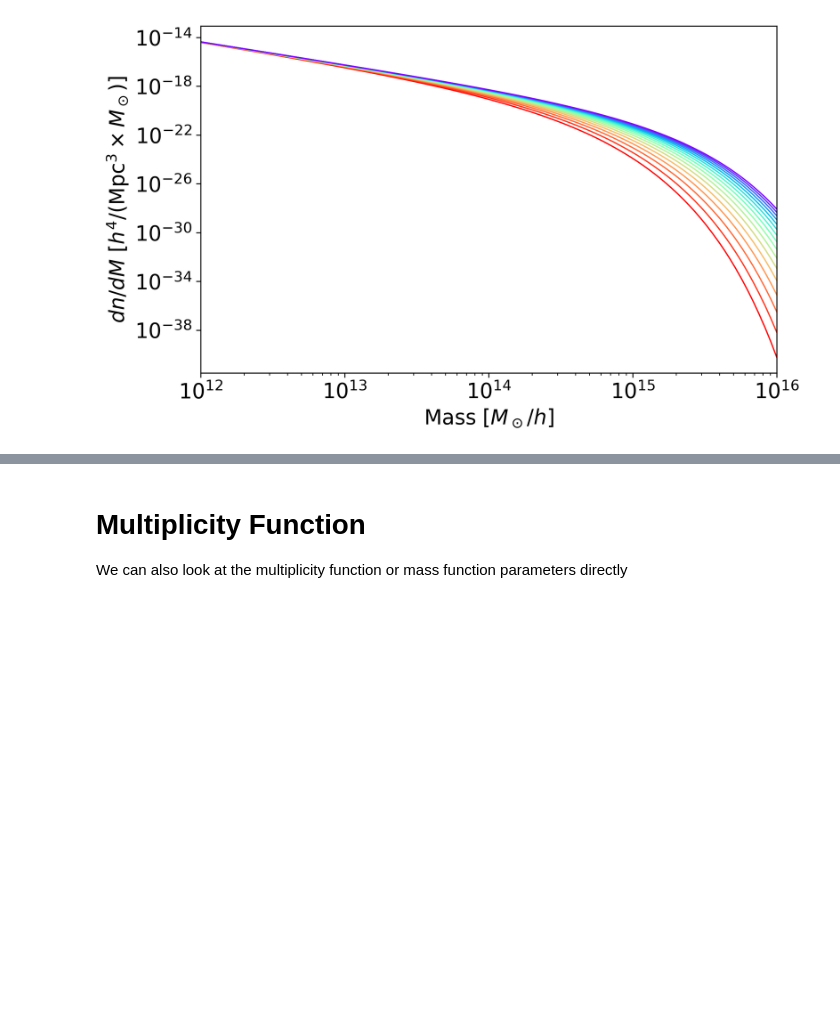
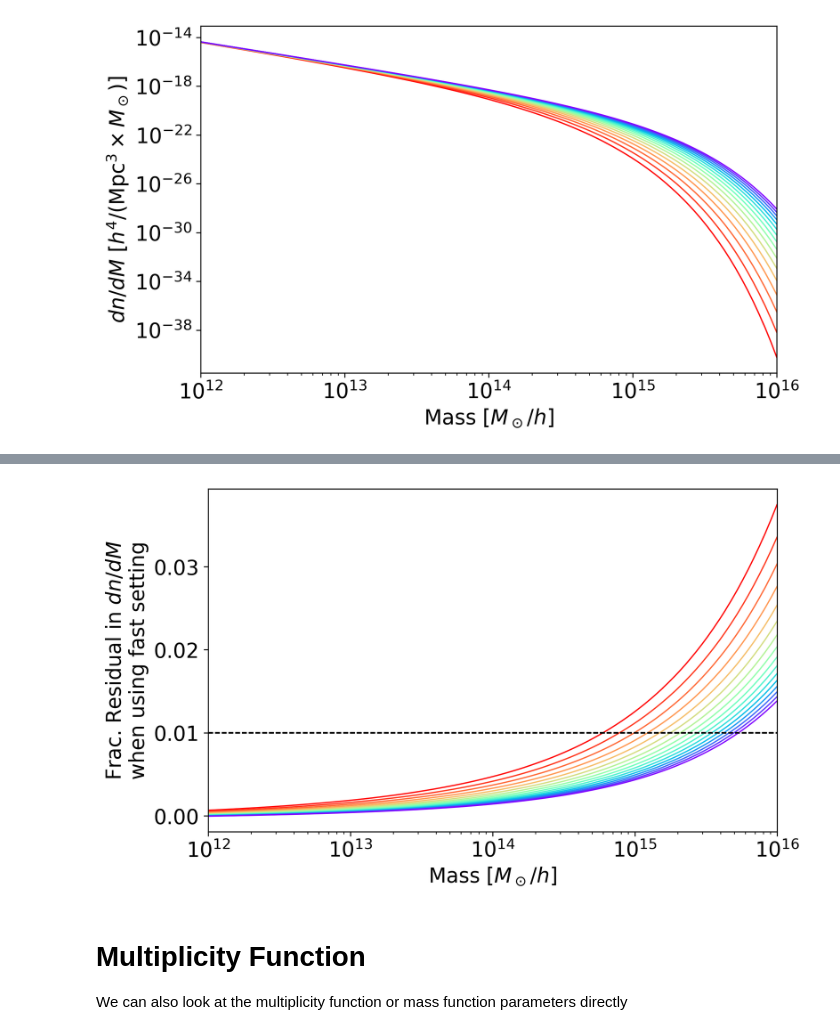
Before and after one commit to DelonShen/aemulusnu_hmf, a Jupyter notebook: Tutorial.ipynb, the cells around one changed output, grey strips where cells are left out. Cells and saved outputs as stored; diff of their text form; code cells hidden in the pictures; blank space fills up the shorter version.

Commit message:
added fast evaluation setting

```diff
--- a/Tutorial.ipynb
+++ b/Tutorial.ipynb
@@ -71,3 +79,21 @@ plt.loglog()
+# %%
+plt.figure(dpi=300, figsize = (8,8/1.618))
+for a in a_s:
+
+    frac_residual = dn_dM(cosmology, Ms, a) - dn_dM(cosmology, Ms, a, fast = True)
+    frac_residual /= dn_dM(cosmology, Ms, a)
+
+    plt.plot(Ms, frac_residual,
+             lw = 1)
+    plt.axhline(0.01, c = 'k', linestyle = '--', lw = 1)
+
+plt.xlim(1e12, 1e16)
+plt.xlabel(r'Mass [$M_\odot / h$]')
+plt.ylabel(r'Frac. Residual in $dn/dM$' + '\n' + 'when using fast setting')
+
+plt.xscale('log')
+# %% [output]
+[figure, added]
 # %% [markdown]
 # Multiplicity Function
 We can also look at the multiplicity function or mass function parameters directly
```
Also changed, not shown: parts of 7 cells of this notebook, 3 other files.
